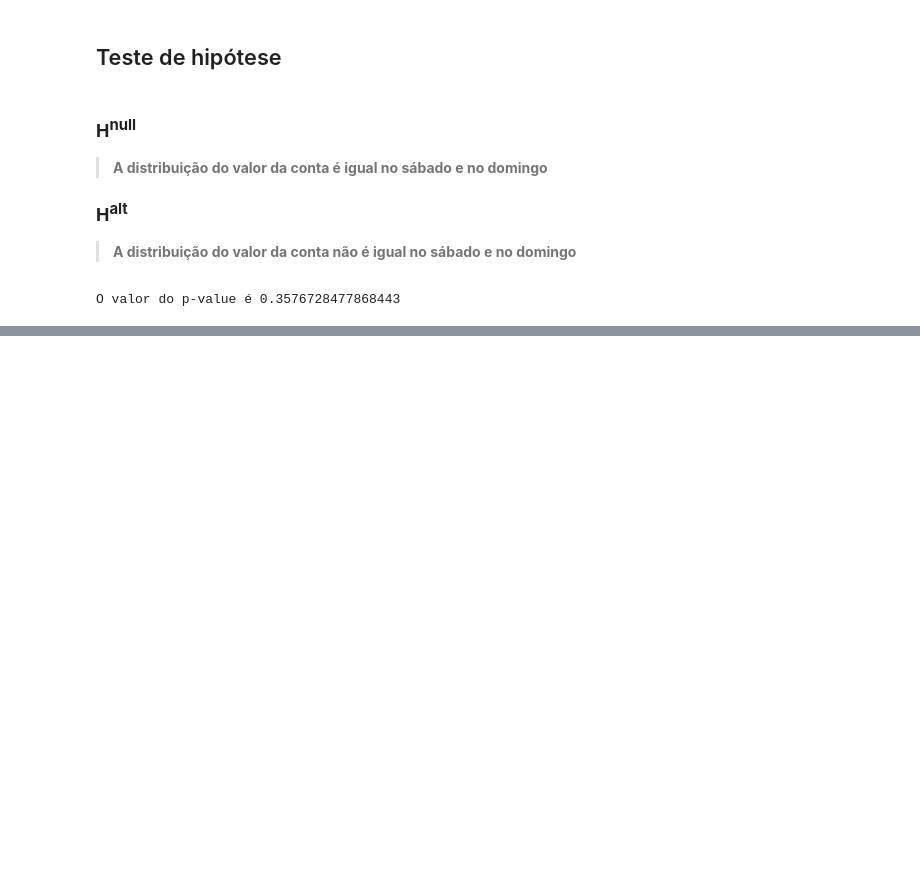
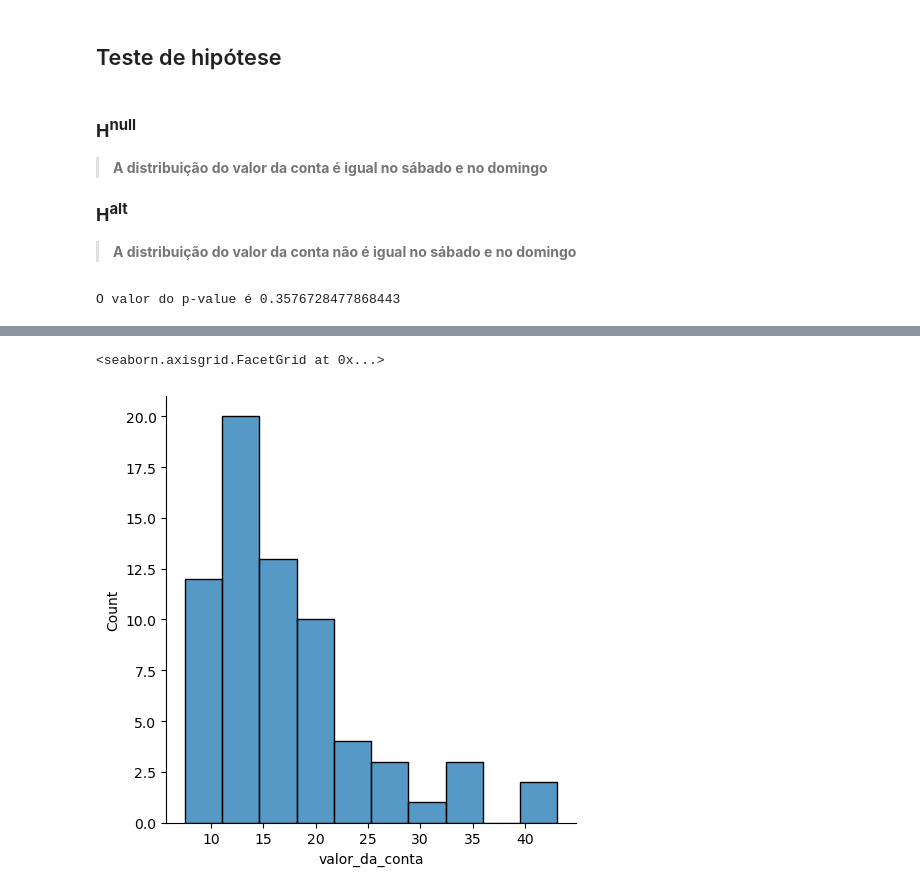
Before and after one commit to DacioMP/python_para_data_science, a Jupyter notebook: data_visualization_explorando_com_seaborn/aulas.ipynb, the cells around one changed output, grey strips where cells are left out. Saved outputs shown, nothing was run; the diff lists cells and outputs as text; code cells hidden in the pictures; blank space fills up the shorter version.

```diff
--- a/data_visualization_explorando_com_seaborn/aulas.ipynb
+++ b/data_visualization_explorando_com_seaborn/aulas.ipynb
@@ -444,0 +489,6 @@ O valor do p-value é 0.3576728477868443
+# %%
+almoco = gorjetas.query("hora_do_dia == 'Almoço'").valor_da_conta
+sns.displot(almoco)
+# %% [output]
+<seaborn.axisgrid.FacetGrid at 0x...>
+[figure, added]
```
Also changed, not shown: parts of 16 cells of this notebook.
